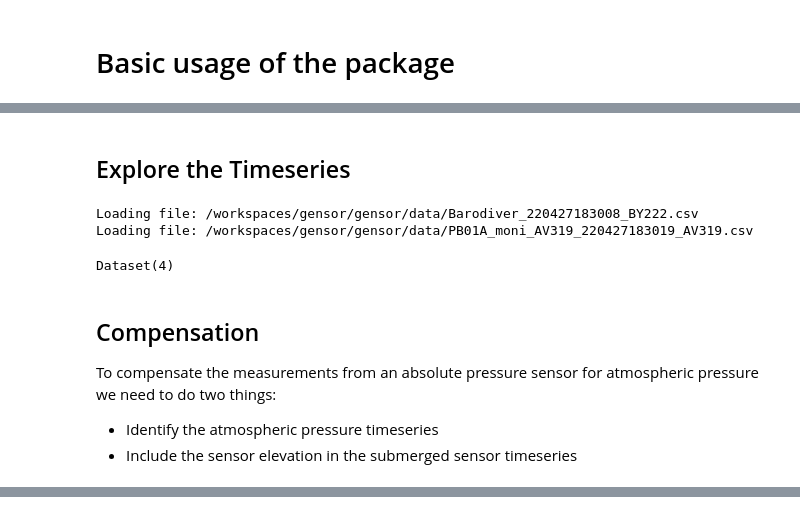
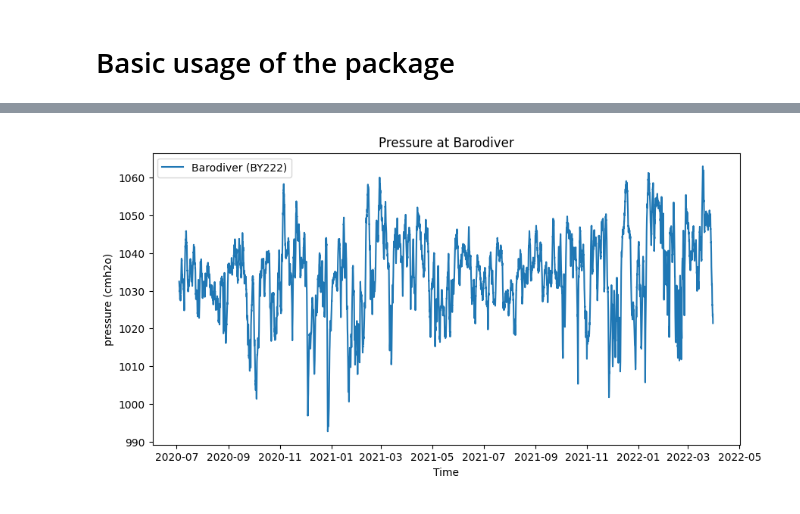
Before and after one commit to zawadzkim/gensor, a Jupyter notebook: docs/notebooks/000-basic_usage.ipynb, the cells around one changed output, grey strips where cells are left out. Saved outputs shown, nothing was run; the diff lists cells and outputs as text; code cells hidden in the pictures.

Commit message:
implementing improved compensation and removal of outliers.

```diff
--- a/docs/notebooks/000-basic_usage.ipynb
+++ b/docs/notebooks/000-basic_usage.ipynb
@@ -2,0 +63,8 @@
+# %%
+from gensor import read_from_csv
+
+pattern = r'[A-Za-z]{2}\d{2}[A-Za-z]{1}|Barodiver'
+
+ds = read_from_csv(path=all,
+                    file_format='vanessen',
+                    location_pattern=pattern)
@@ -2,0 +86,5 @@
+# %%
+ds2 = read_from_csv(path=pb02a_plain,
+                    file_format='plain',
+                    location='PB02A',
+                    sensor='AV336')
@@ -2,0 +99,2 @@
+# %%
+ds.add(ds2)
@@ -15,28 +124,5 @@ from gensor.data import files
-# %% [markdown]
-## Explore the Timeseries
-# %%
-from gensor import read_from_csv
-
-pattern = r'[A-Za-z]{2}\d{2}[A-Za-z]{1}|Barodiver'
-
-data = read_from_csv(path=files,
-                    file_format='vanessen',
-                    location_pattern=pattern)
-# %% [output]
-Loading file: /workspaces/gensor/gensor/data/Barodiver_220427183008_BY222.csv
-Loading file: /workspaces/gensor/gensor/data/PB01A_moni_AV319_220427183019_AV319.csv
-# %%
-data
-# %% [output]
-Dataset(4)
-# %% [markdown]
-## Compensation
-
-To compensate the measurements from an absolute pressure sensor for atmospheric pressure we need to do two things:
-- Identify the atmospheric pressure timeseries
-- Include the sensor elevation in the submerged sensor timeseries
 # %%
 # identify the barometric timeseries in your dataset
-baro = data.filter(station='Barodiver', variable='pressure')
-baro
+baro = ds.filter(stations='Barodiver', variables='pressure')
+baro.plot()  # Timeseries have a .plot()
 # %% [output]
@@ -43,0 +131 @@ Timeseries(variable='pressure', unit='cmh2o', location='Barodiver', sensor='BY22
+[figure, added]
```
Also changed, not shown: parts of 28 cells of this notebook, 27 other files.
